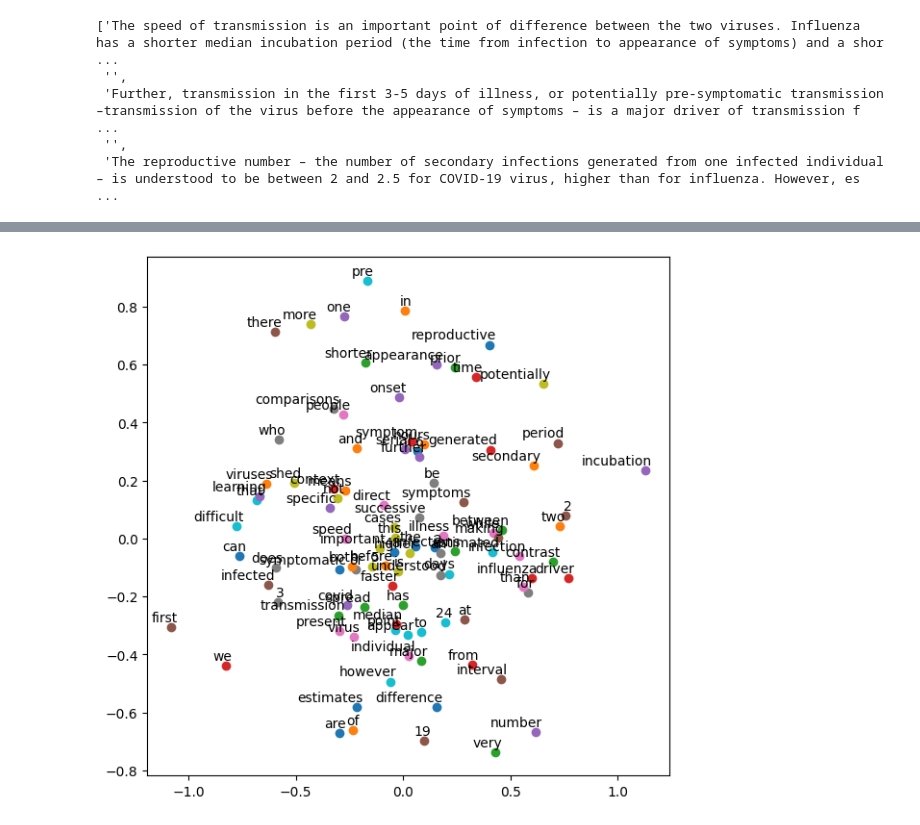
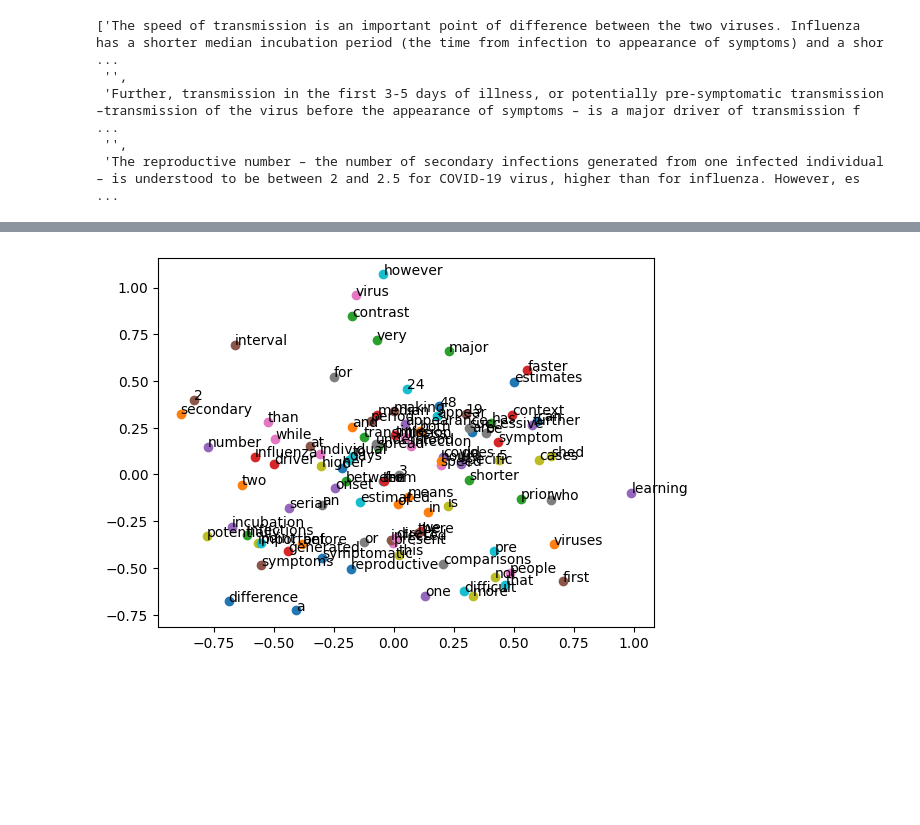
Before and after one commit to my-code-learning-area/learningDL, a Jupyter notebook: Learning/CBOW_testing.ipynb, the cells around one changed output, grey strips where cells are left out. Saved outputs shown, nothing was run; the diff lists cells and outputs as text; code cells hidden in the pictures; blank space fills up the shorter version.

```diff
--- a/Learning/CBOW_testing.ipynb
+++ b/Learning/CBOW_testing.ipynb
@@ -150,5 +118 @@ model = Sequential([
 ])
-# %%
-# Compile Model
-model.compile(loss="sparse_categorical_crossentropy", optimizer="adam", metrics=["accuracy"])
-model.summary()
@@ -175 +119,3 @@ _________________________________________________________________
+# %%
+model.compile("adam", "sparse_categorical_crossentropy", ["accuracy"])
 # %%
@@ -205,0 +164,3 @@ reduce_embedding = pca.fit_transform(embeddings)
+# %%
+#weights = model.get_weights()[0]
+weights = model.get_weights()[0]
@@ -205,0 +170,5 @@ reduce_embedding = pca.fit_transform(embeddings)
+# %%
+#pca = PCA(2)
+#reduce_weights = pca.fit_transform(weights)
+pca = PCA(2)
+reduce_weights = pca.fit_transform(weights)
@@ -206,11 +180,8 @@ reduce_embedding = pca.fit_transform(embeddings)
 # %%
-# visualize the embeddings
-plt.figure(figsize=(7,7))
 for i, word in enumerate(tokenizer.word_index.keys()):
-    x, y = reduce_embedding[i]
-    plt.scatter(x, y)
-    plt.annotate(word, xy=(x,y), xytext=(5,2), textcoords="offset points", ha="right", va="bottom")
-
+    x, y = reduce_weights[i]
+    plt.scatter(x,y)
+    plt.annotate(word, (x,y))
 plt.show()
 # %% [output]
-[figure, old version]
+[figure, new version]
```
Also changed, not shown: parts of 31 cells of this notebook, 2 other files.
